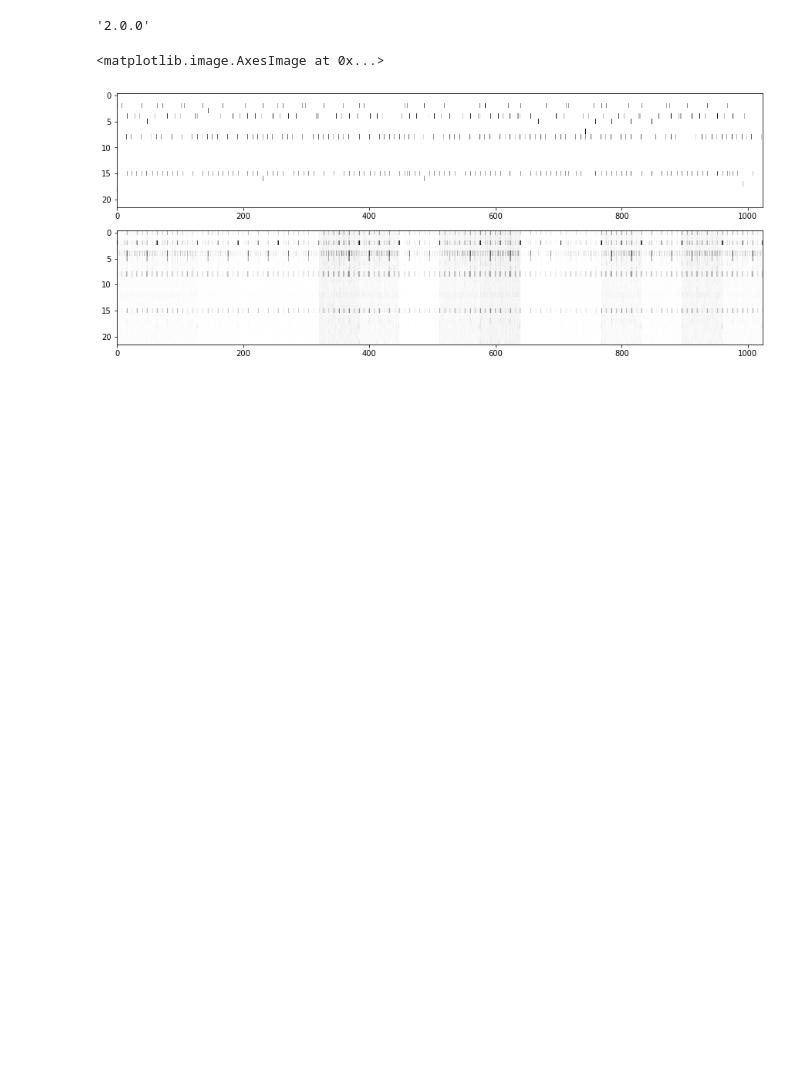
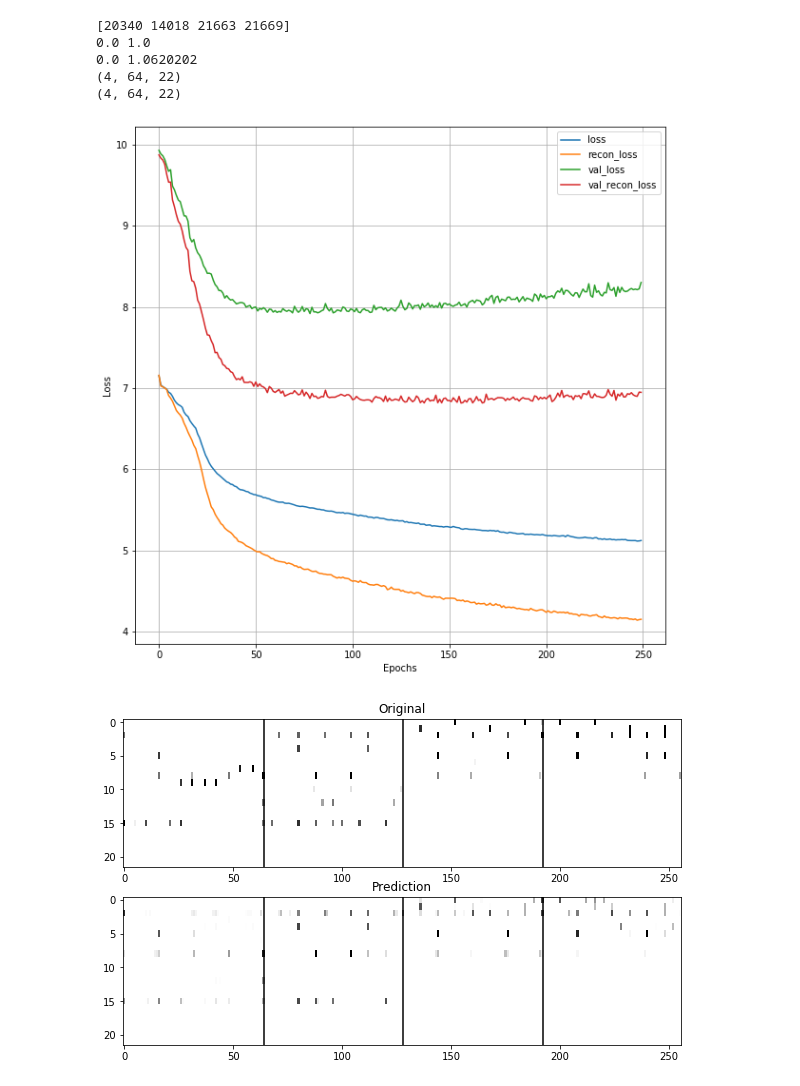
Before and after one commit to jlindermeir/beatgen, a Jupyter notebook: training.ipynb, the cells around one changed output. Cells and saved outputs as stored; diff of their text form; code cells hidden in the pictures; blank space fills up the shorter version.

```diff
--- a/training.ipynb
+++ b/training.ipynb
@@ -34,7 +55,0 @@ ________________________________________________________________________________
-# %%
-hist = vae.train(bars, 10, 200, validation_split=0.1)
-
-plt.figure(figsize = (10,10))
-for k in hist.history.keys():
-    plt.plot(hist.history[k], label = k)
-plt.legend()
@@ -61,19 +56,43 @@ Epoch 10/10
-# %%
-import tensorflow as tf
-tf.__version__
-# %% [output]
-'2.0.0'
-# %%
-song = arrdict_tracks['drum grooves_magenta_drummer1_eval_session_1_funk-groove1_138_beat_4-4.mid']
-song_pred = vae.VAE.predict(song)
-song_pred.shape
-writeBarArray(song_pred, 'data/dummy/test', nd)
-
-fig, axes = plt.subplots(2,1, figsize = (15,6))
-plt.gray()
-
-axes[0].imshow(1 - np.concatenate(song).T, aspect = 'auto')
-axes[1].imshow(1 - np.concatenate(song_pred).T, aspect = 'auto')
-# %% [output]
-<matplotlib.image.AxesImage at 0x...>
-[figure, removed]
+# %%
+song = arrdict_tracks['drum grooves_magenta_drummer8_session2_9_hiphop_86_beat_4-4.mid']
+#inds = np.random.randint(0, bars.shape[0], 4)
+song = bars[inds]
+print(inds)
+song_pred = vae.VAE.predict(song)
+song_pred.shape
+
+for s,n in zip([song, song_pred], ['_orig', '_pred']):
+  print(np.min(s), np.max(s))
+  s = np.clip(s, 0, 1)
+  writeBarArray(s, outputdir + 'groove' + n, nd)
+
+plt.figure(figsize = (10,10))
+plt.grid()
+plt.xlabel('Epochs')
+plt.ylabel('Loss')
+for k in hist.history.keys():
+    plt.plot(hist.history[k], '-', label = k)
+plt.legend()
+plt.savefig(outputdir + '16d.pdf', bbox_inches = 'tight')
+
+fig, axes = plt.subplots(2,1, figsize = (10,6))
+axes[0].set_title('Original')
+axes[1].set_title('Prediction')
+plt.gray()
+
+for i, s in enumerate([song, song_pred]):
+  print(s.shape)
+  axes[i].imshow(1 - np.concatenate(s).T, aspect = 'auto', vmin = 0, vmax = 1)
+  j = s.shape[1]
+  while j < np.prod(s.shape[:2]):
+    axes[i].axvline(j, c = 'k')
+    j += s.shape[1]
+fig.savefig(outputdir + 'rand_pred.pdf', bbox_inches = 'tight')
+# %% [output]
+[20340 14018 21663 21669]
+0.0 1.0
+0.0 1.0620202
+(4, 64, 22)
+(4, 64, 22)
+[figure, added]
+[figure, added]
```
Also changed, not shown: parts of 10 cells of this notebook, 15 other files.
